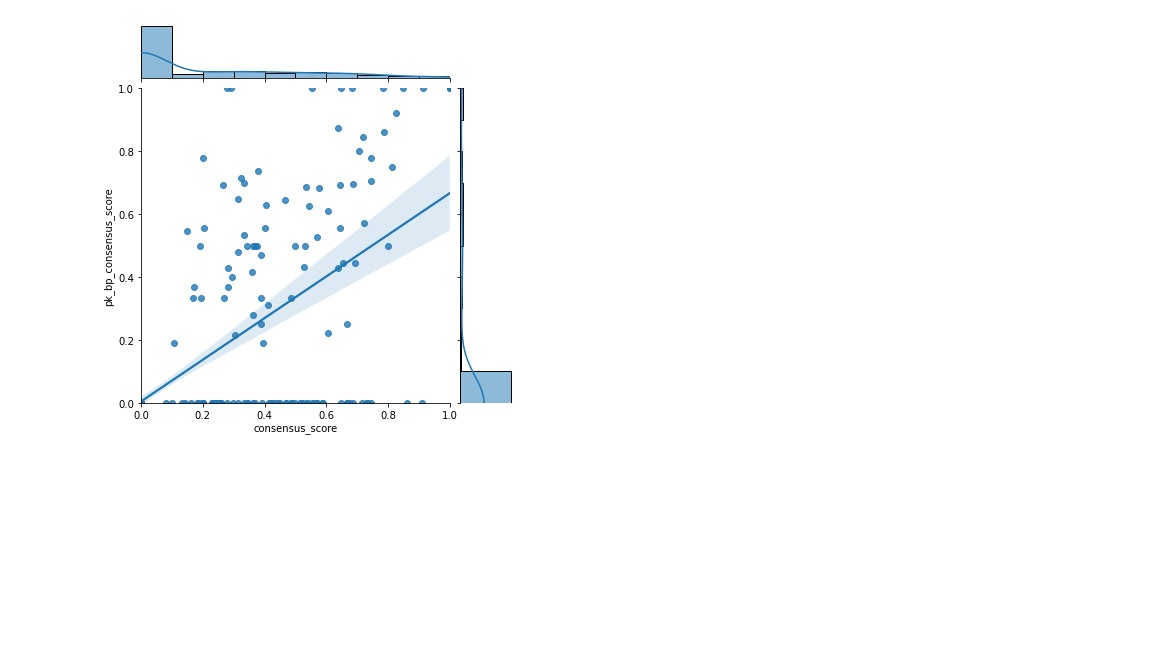
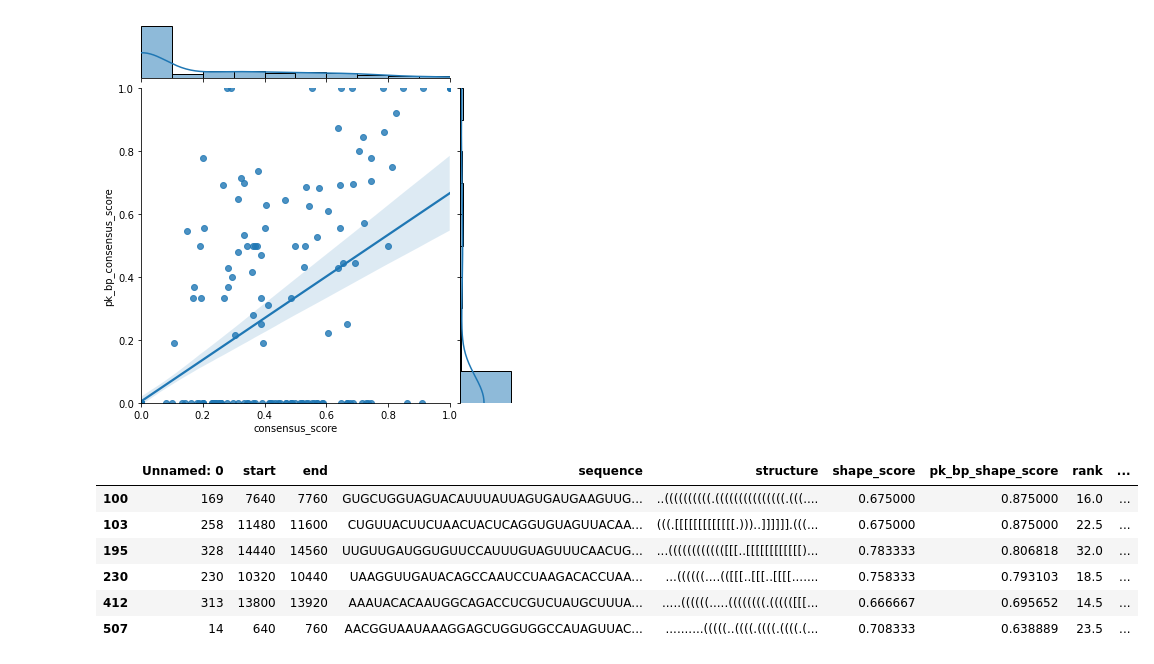
Before and after one commit to rkretsch/PK_research, a Jupyter notebook: notebooks/Visualize PKs.ipynb, the cells around one changed output. Saved outputs shown, nothing was run; the diff lists cells and outputs as text; code cells hidden in the pictures; blank space fills up the shorter version.

Commit message:
got top results

```diff
--- a/notebooks/Visualize PKs.ipynb
+++ b/notebooks/Visualize PKs.ipynb
@@ -84,3 +84,20 @@ g = sns.jointplot(x='consensus_score', y='pk_bp_consensus_score', data=pknots, k
 # rank: 25 (knotty), 20 (pknots)
 # consensus: 0.6
 # pk_bp consensus: 0.6
+# %%
+df = knotty[knotty['shape_score'] > 0.6]
+df1 = df[df['pk_bp_shape_score'] > 0.6]
+df2 = df1[df1['rank'] > 10]
+df3 = df2[df2['consensus_score'] > 0.5]
+df4 = df3[df3['pk_bp_consensus_score'] > 0.5]
+
+df4.to_csv('/home/gnye8/Desktop/PK_research/pipeline_results/knotty/knotty_top_results.csv')
+df4
+# %% [output]
+|  | Unnamed: 0 | start | end | sequence | structure | shape_score | pk_bp_shape_score | rank | ... |
+| 100 | 169 | 7640 | 7760 | GUGCUGGUAGUACAUUUAUUAGUGAUGAAGUUG... | ..((((((((((.(((((((((((((((.(((.... | 0.675000 | 0.875000 | 16.0 | ... |
+| 103 | 258 | 11480 | 11600 | CUGUUACUUCUAACUACUCAGGUGUAGUUACAA... | (((.[[[[[[[[[[[[[.)))..]]]]]].(((... | 0.675000 | 0.875000 | 22.5 | ... |
+| 195 | 328 | 14440 | 14560 | UUGUUGAUGGUGUUCCAUUUGUAGUUUCAACUG... | ...(((((((((((([[[..[[[[[[[[[[[[)... | 0.783333 | 0.806818 | 32.0 | ... |
+| 230 | 230 | 10320 | 10440 | UAAGGUUGAUACAGCCAAUCCUAAGACACCUAA... | ...((((((....(([[[..[[[..[[[[....... | 0.758333 | 0.793103 | 18.5 | ... |
+| 412 | 313 | 13800 | 13920 | AAAUACACAAUGGCAGACCUCGUCUAUGCUUUA... | .....((((((.....((((((((.((((([[[... | 0.666667 | 0.695652 | 14.5 | ... |
+| 507 | 14 | 640 | 760 | AACGGUAAUAAAGGAGCUGGUGGCCAUAGUUAC... | ..........(((((..((((.((((.((((.(... | 0.708333 | 0.638889 | 23.5 | ... |
```
Also changed, not shown: parts of 5 cells of this notebook.
